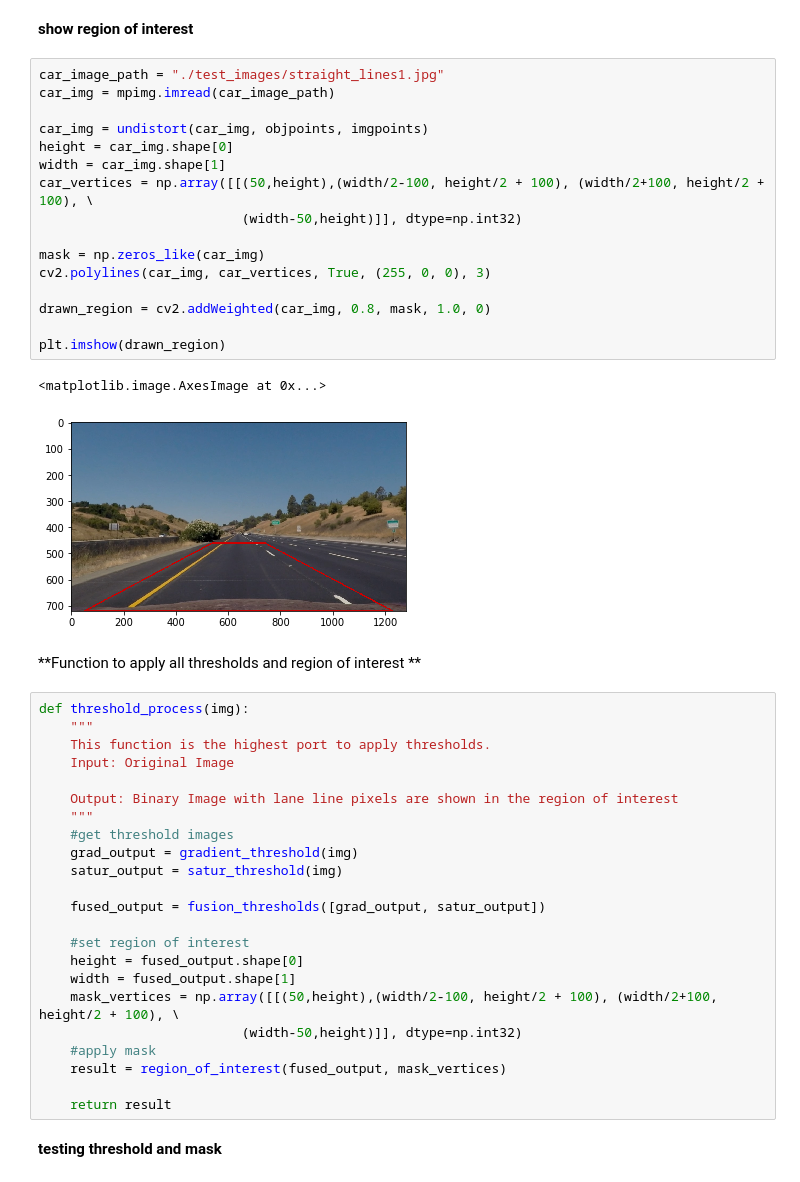
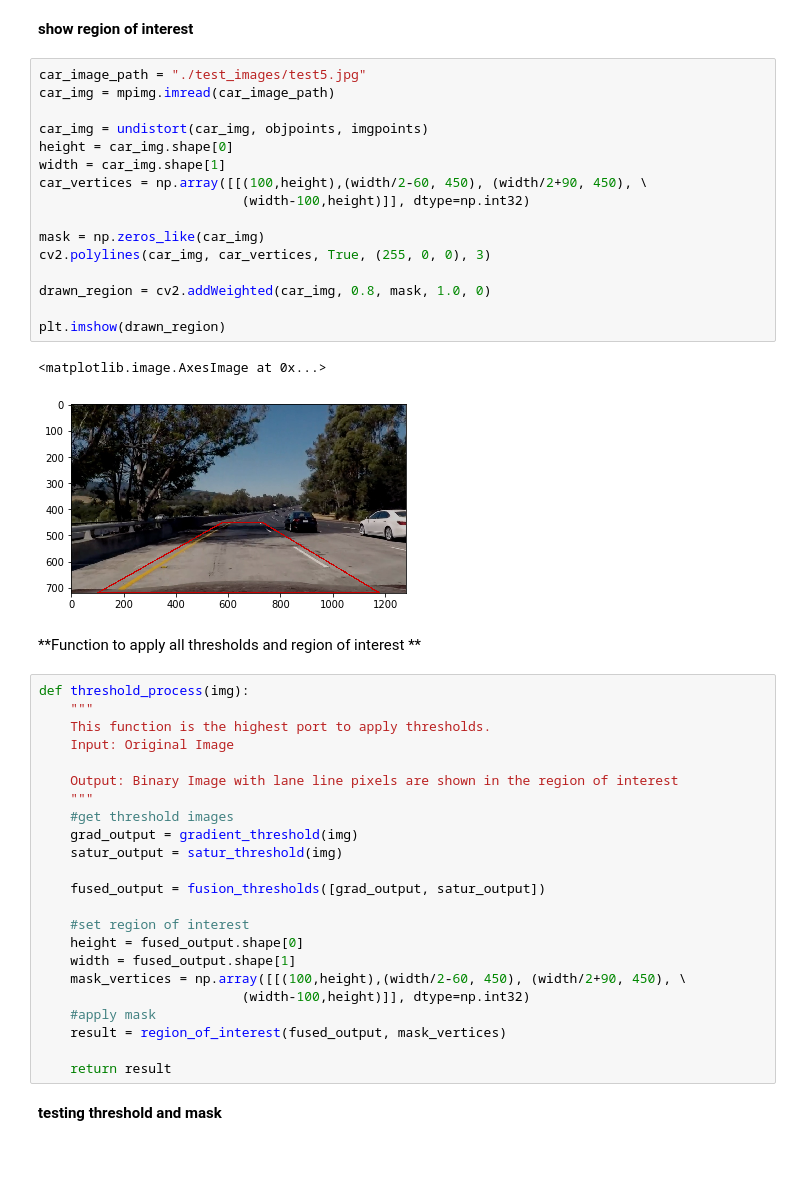
Before and after one commit to yuewang199511/Advanced_lane_line_detection, a Jupyter notebook: advanced_lane_detection.ipynb, the cells around one changed output. Saved outputs shown, nothing was run; the diff lists cells and outputs as text.

```diff
--- a/advanced_lane_detection.ipynb
+++ b/advanced_lane_detection.ipynb
@@ -207,24 +207,24 @@ def region_of_interest(img, vertices):
 # %% [markdown]
 **show region of interest**
 # %%
-car_image_path = "./test_images/straight_lines1.jpg"
+car_image_path = "./test_images/test5.jpg"
 car_img = mpimg.imread(car_image_path)
 
 car_img = undistort(car_img, objpoints, imgpoints)
 height = car_img.shape[0]
 width = car_img.shape[1]
-car_vertices = np.array([[(50,height),(width/2-100, height/2 + 100), (width/2+100, height/2 + 100), \
-                          (width-50,height)]], dtype=np.int32)
+car_vertices = np.array([[(100,height),(width/2-60, 450), (width/2+90, 450), \
+                          (width-100,height)]], dtype=np.int32)
 
 mask = np.zeros_like(car_img)
 cv2.polylines(car_img, car_vertices, True, (255, 0, 0), 3)
 
 drawn_region = cv2.addWeighted(car_img, 0.8, mask, 1.0, 0)
 
 plt.imshow(drawn_region)
 # %% [output]
 <matplotlib.image.AxesImage at 0x...>
-[figure, old version]
+[figure, new version]
 # %% [markdown]
 **Function to apply all thresholds and region of interest **
 # %%
@@ -244,8 +244,8 @@ def threshold_process(img):
     #set region of interest
     height = fused_output.shape[0]
     width = fused_output.shape[1]
-    mask_vertices = np.array([[(50,height),(width/2-100, height/2 + 100), (width/2+100, height/2 + 100), \
-                          (width-50,height)]], dtype=np.int32)
+    mask_vertices = np.array([[(100,height),(width/2-60, 450), (width/2+90, 450), \
+                          (width-100,height)]], dtype=np.int32)
     #apply mask
     result = region_of_interest(fused_output, mask_vertices)
 
```
Also changed, not shown: parts of 13 cells of this notebook, 4 other files.
